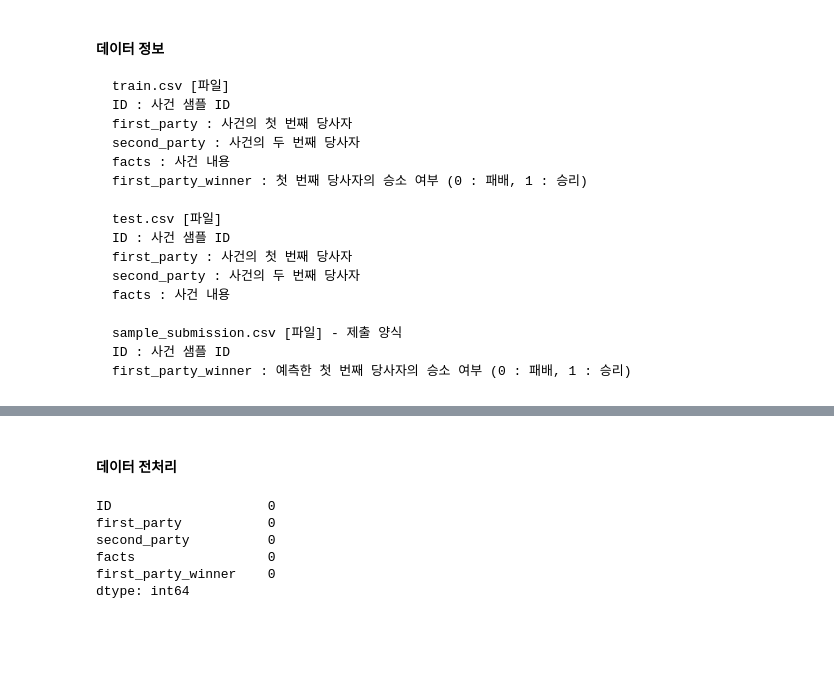
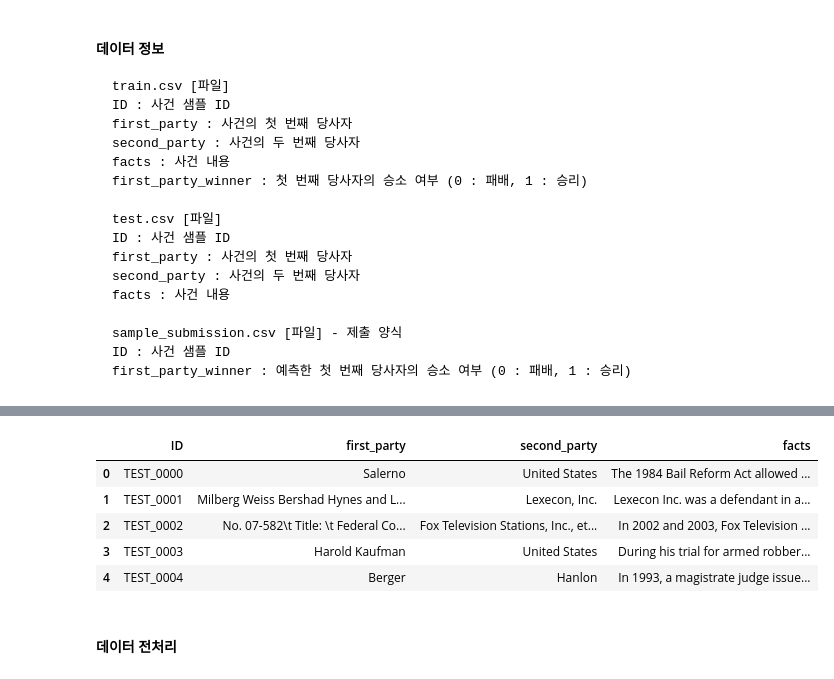
Before and after one commit to Jyundev/Dacon-Project, a Jupyter notebook: yunyoung/judgment_prediction.ipynb, the cells around one changed output, grey strips where cells are left out. Cells and saved outputs as stored; diff of their text form; code cells hidden in the pictures; blank space fills up the shorter version.

```diff
--- a/yunyoung/judgment_prediction.ipynb
+++ b/yunyoung/judgment_prediction.ipynb
@@ -40,12 +50,11 @@ data.head()
+# %%
+test.head()
+# %% [output]
+|  | ID | first_party | second_party | facts |
+| 0 | TEST_0000 | Salerno | United States | The 1984 Bail Reform Act allowed ... |
+| 1 | TEST_0001 | Milberg Weiss Bershad Hynes and L... | Lexecon, Inc. | Lexecon Inc. was a defendant in a... |
+| 2 | TEST_0002 | No. 07-582\t Title: \t Federal Co... | Fox Television Stations, Inc., et... | In 2002 and 2003, Fox Television ... |
+| 3 | TEST_0003 | Harold Kaufman | United States | During his trial for armed robber... |
+| 4 | TEST_0004 | Berger | Hanlon | In 1993, a magistrate judge issue... |
 # %% [markdown]
 #### 데이터 전처리
-# %%
-# 결측치 확인
-data.isnull().sum()
-# %% [output]
-ID                    0
-first_party           0
-second_party          0
-facts                 0
-first_party_winner    0
-dtype: int64
```
Also changed, not shown: parts of 66 cells of this notebook.
